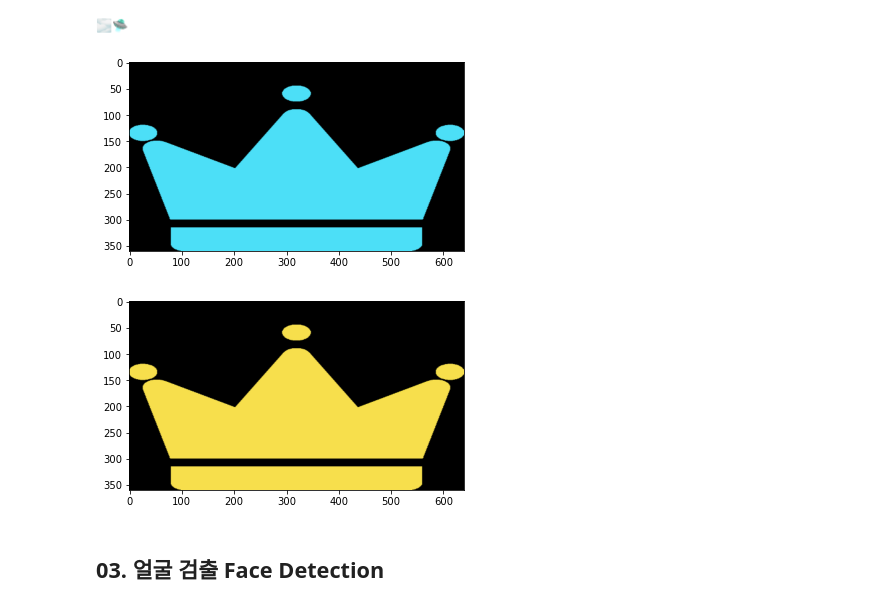
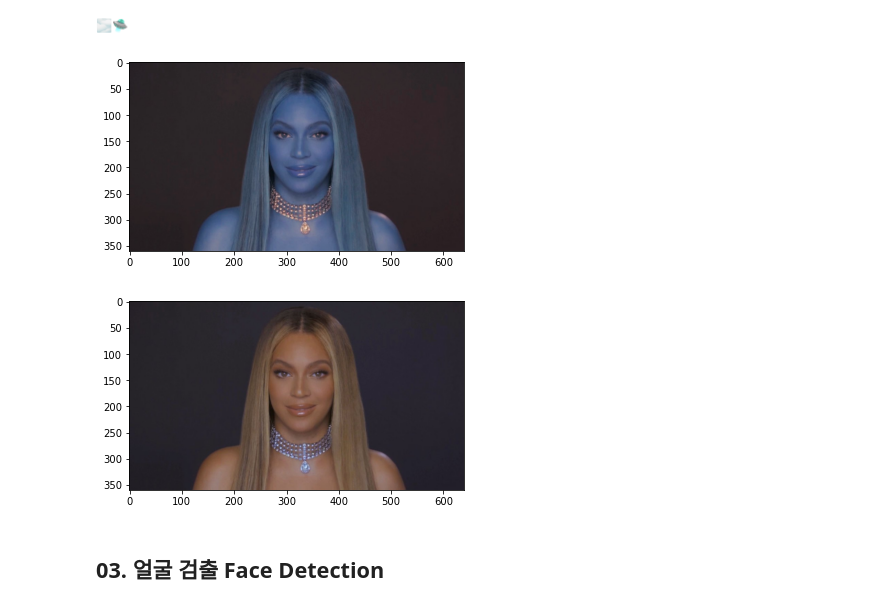
Before and after one commit to 1pha/Modulabs-Daehyun, a Jupyter notebook: E5.ipynb, the cells around one changed output. Cells and saved outputs as stored; diff of their text form; code cells hidden in the pictures.

```diff
--- a/E5.ipynb
+++ b/E5.ipynb
@@ -12,20 +12,20 @@ print("🌫🛸")
 # %%
 import os
 # my_image_path = '../images/image.jpg'
-my_image_path = './images/king.png'
+my_image_path = './images/beyonce.jpg'
 img_bgr = cv2.imread(my_image_path)    #- OpenCV로 이미지를 읽어서
 img_bgr = cv2.resize(img_bgr, (640, 360))    # 640x360의 크기로 Resize
 img_show = img_bgr.copy()      #- 출력용 이미지 별도 보관
 plt.imshow(img_bgr)
 plt.show()
 # %% [output]
-[figure, old version]
+[figure, new version]
 # %%
 # plt.imshow 이전에 RGB 이미지로 바꾸는 것을 잊지마세요.
 img_rgb = cv2.cvtColor(img_bgr, cv2.COLOR_BGR2RGB)
 plt.imshow(img_rgb)
 plt.show()
 # %% [output]
-[figure, old version]
+[figure, new version]
 # %% [markdown]
 ## 03. 얼굴 검출 Face Detection
```
Also changed, not shown: parts of 18 cells of this notebook, 3 other files.
